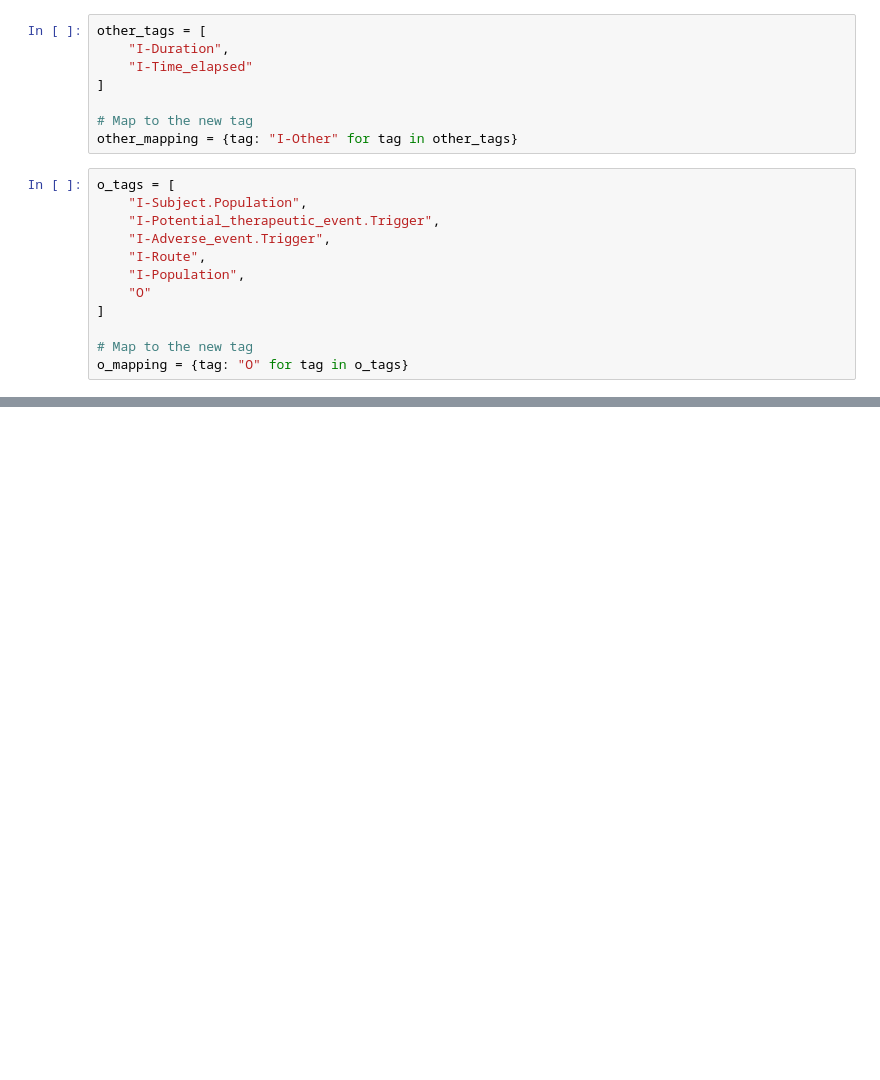
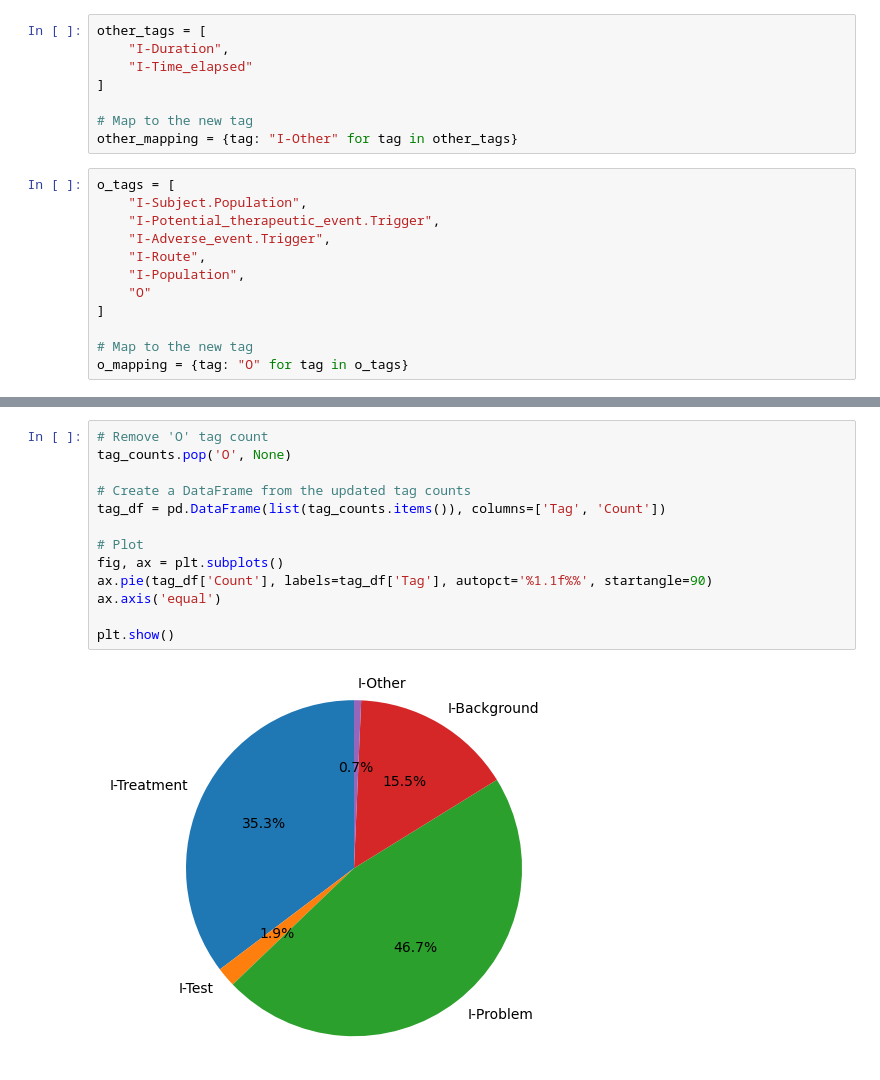
Before and after one commit to lara-ozyegen/MRP_MedHighlight, a Jupyter notebook: notebooks/phee.ipynb, the cells around one changed output, grey strips where cells are left out. Drawn from its saved outputs; the diff is of its cells as text; blank space fills up the shorter version.

```diff
--- a/notebooks/phee.ipynb
+++ b/notebooks/phee.ipynb
@@ -364,0 +499,15 @@ train_args = {
+# %%
+# Remove 'O' tag count
+tag_counts.pop('O', None)
+
+# Create a DataFrame from the updated tag counts
+tag_df = pd.DataFrame(list(tag_counts.items()), columns=['Tag', 'Count'])
+
+# Plot
+fig, ax = plt.subplots()
+ax.pie(tag_df['Count'], labels=tag_df['Tag'], autopct='%1.1f%%', startangle=90)
+ax.axis('equal')
+
+plt.show()
+# %% [output]
+[figure, added]
```
Also changed, not shown: parts of 53 cells of this notebook, 2 other files.
